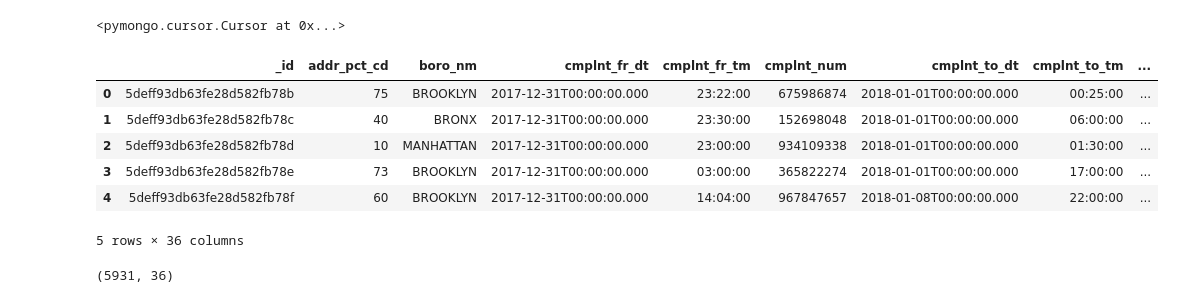
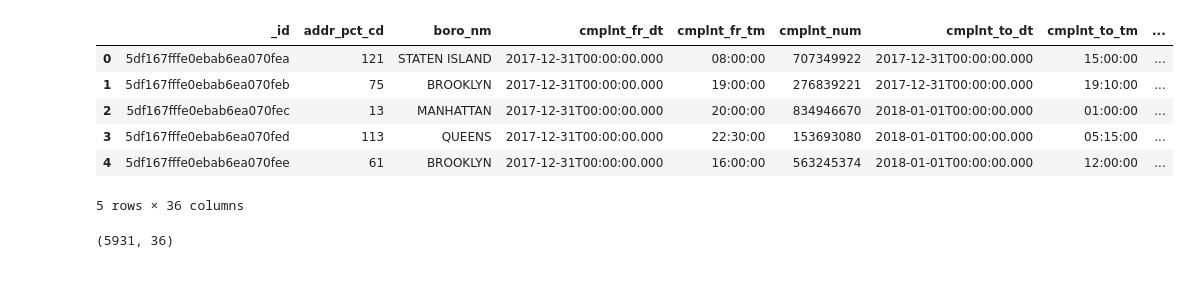
Before and after one commit to HimanshuGup/NYC-Open-Data-Analytics-using-Python, a Jupyter notebook: Complaint_Final.ipynb, the cells around one changed output. Saved outputs shown, nothing was run; the diff lists cells and outputs as text; code cells hidden in the pictures.

```diff
--- a/Complaint_Final.ipynb
+++ b/Complaint_Final.ipynb
@@ -33,31 +33,29 @@ plt.style.use('fivethirtyeight')
 import warnings
 warnings.filterwarnings('ignore')
 # %%
-client = MongoClient("mongodb+srv://Himanshu:himanshu@dap-project-9swbw.mongodb.net/test?retryWrites=true&w=majority")
-url_list = ["31","30","29","28","27","26"]
-
-for url in url_list:
-    response  = req.urlopen("https://data.cityofnewyork.us/resource/qgea-i56i.json?cmplnt_fr_dt=2017-12-{}T00:00:00.000".format(url))
-    html = response.read()
-    parsed_html = json.loads(html)
+def make_connection():
+    client = MongoClient("mongodb+srv://Himanshu:himanshu@dap-project-9swbw.mongodb.net/test?retryWrites=true&w=majority")
+    url_list = ["31","30","29","28","27","26"]
     db = client.Python
     tbl_Complaint = db.Complaint
-    tbl_Complaint.insert_many(parsed_html)
+    tbl_Complaint.drop()
+    for url in url_list:
+        response  = req.urlopen("https://data.cityofnewyork.us/resource/qgea-i56i.json?cmplnt_fr_dt=2017-12-{}T00:00:00.000".format(url))
+        html = response.read()
+        parsed_html = json.loads(html)
+        tbl_Complaint.insert_many(parsed_html)
-# %%
-tbl_Complaint.find()
-# %% [output]
-<pymongo.cursor.Cursor at 0x...>
 # %%
+make_connection()
 cursor = tbl_Complaint.find()
 complaint_df = pd.DataFrame(list(cursor))
 complaint_df.head()
 # %% [output]
 |  | _id | addr_pct_cd | boro_nm | cmplnt_fr_dt | cmplnt_fr_tm | cmplnt_num | cmplnt_to_dt | cmplnt_to_tm | ... |
-| 0 | 5deff93db63fe28d582fb78b | 75 | BROOKLYN | 2017-12-31T00:00:00.000 | 23:22:00 | 675986874 | 2018-01-01T00:00:00.000 | 00:25:00 | ... |
-| 1 | 5deff93db63fe28d582fb78c | 40 | BRONX | 2017-12-31T00:00:00.000 | 23:30:00 | 152698048 | 2018-01-01T00:00:00.000 | 06:00:00 | ... |
-| 2 | 5deff93db63fe28d582fb78d | 10 | MANHATTAN | 2017-12-31T00:00:00.000 | 23:00:00 | 934109338 | 2018-01-01T00:00:00.000 | 01:30:00 | ... |
-| 3 | 5deff93db63fe28d582fb78e | 73 | BROOKLYN | 2017-12-31T00:00:00.000 | 03:00:00 | 365822274 | 2018-01-01T00:00:00.000 | 17:00:00 | ... |
-| 4 | 5deff93db63fe28d582fb78f | 60 | BROOKLYN | 2017-12-31T00:00:00.000 | 14:04:00 | 967847657 | 2018-01-08T00:00:00.000 | 22:00:00 | ... |
+| 0 | 5df167fffe0ebab6ea070fea | 121 | STATEN ISLAND | 2017-12-31T00:00:00.000 | 08:00:00 | 707349922 | 2017-12-31T00:00:00.000 | 15:00:00 | ... |
+| 1 | 5df167fffe0ebab6ea070feb | 75 | BROOKLYN | 2017-12-31T00:00:00.000 | 19:00:00 | 276839221 | 2017-12-31T00:00:00.000 | 19:10:00 | ... |
+| 2 | 5df167fffe0ebab6ea070fec | 13 | MANHATTAN | 2017-12-31T00:00:00.000 | 20:00:00 | 834946670 | 2018-01-01T00:00:00.000 | 01:00:00 | ... |
+| 3 | 5df167fffe0ebab6ea070fed | 113 | QUEENS | 2017-12-31T00:00:00.000 | 22:30:00 | 153693080 | 2018-01-01T00:00:00.000 | 05:15:00 | ... |
+| 4 | 5df167fffe0ebab6ea070fee | 61 | BROOKLYN | 2017-12-31T00:00:00.000 | 16:00:00 | 563245374 | 2018-01-01T00:00:00.000 | 12:00:00 | ... |
 5 rows × 36 columns
 # %%
 complaint_df.shape
```
Also changed, not shown: parts of 28 cells of this notebook.
